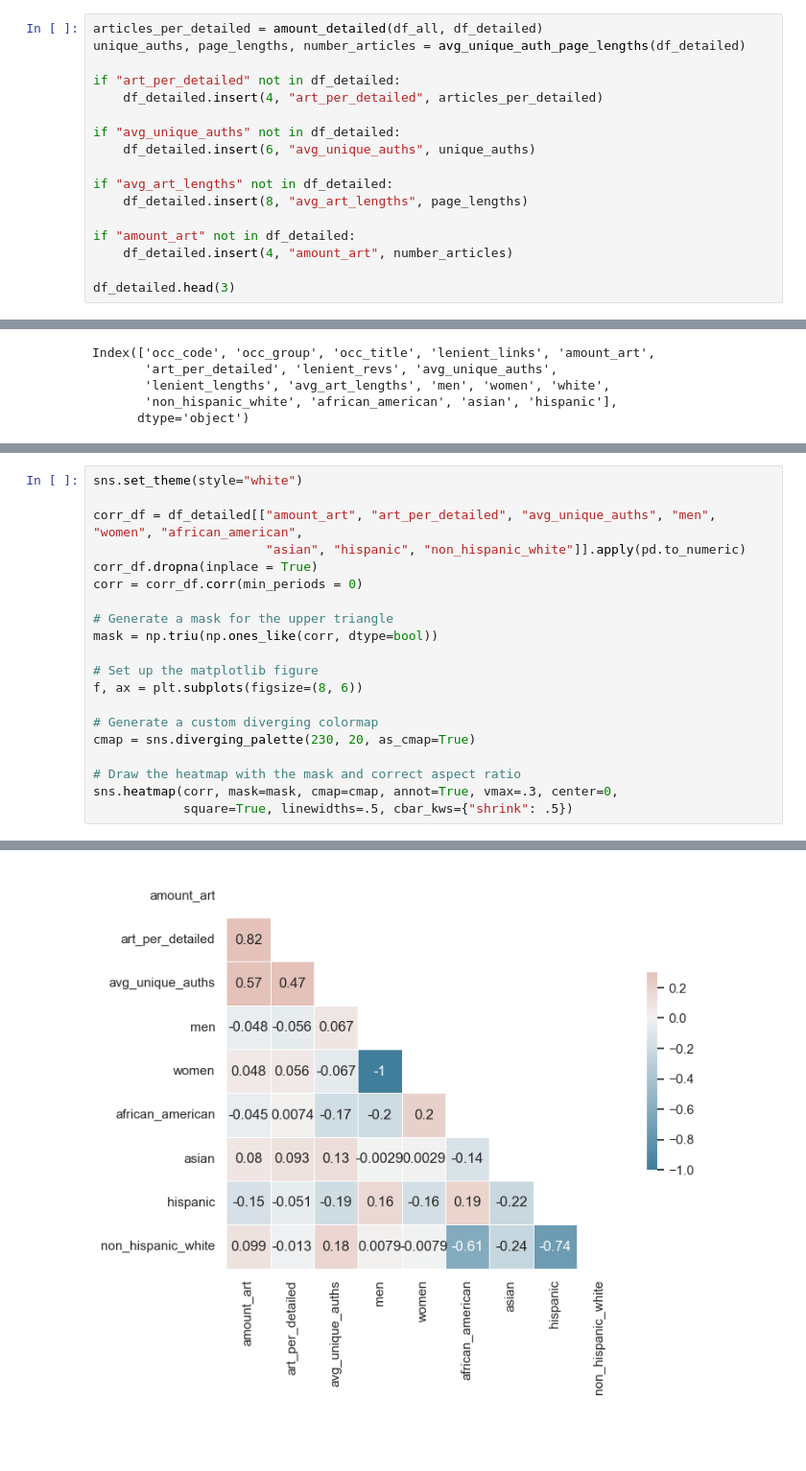
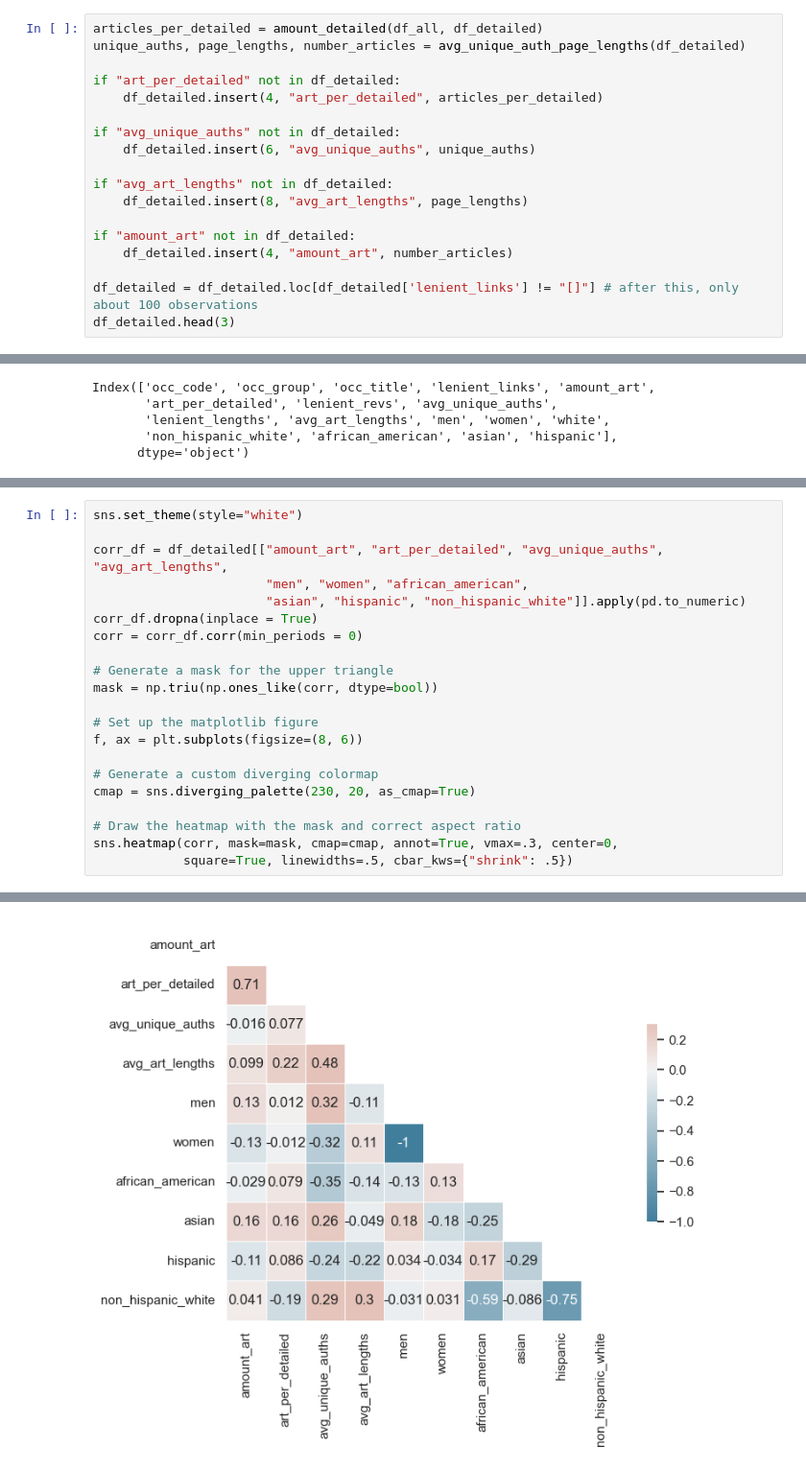
Before and after one commit to digital-scrappy/wikipedia-revisions, a Jupyter notebook: Analysis/DETAILED_gender_race_analysis.ipynb, the cells around one changed output, grey strips where cells are left out. Shown at 96% size. Cells and saved outputs as stored; diff of their text form; blank space fills up the shorter version.

```diff
--- a/Analysis/DETAILED_gender_race_analysis.ipynb
+++ b/Analysis/DETAILED_gender_race_analysis.ipynb
@@ -63,6 +63,7 @@ if "avg_art_lengths" not in df_detailed:
 if "amount_art" not in df_detailed:
     df_detailed.insert(4, "amount_art", number_articles)
 
+df_detailed = df_detailed.loc[df_detailed['lenient_links'] != "[]"] # after this, only about 100 observations
 df_detailed.head(3)
 # %% [output]
 |  | occ_code | occ_group | occ_title | lenient_links | amount_art | art_per_detailed | lenient_revs | ... |
@@ -90,23 +90,24 @@ The p-value is 0.0023380492935217607
 # %%
 sns.set_theme(style="white")
 
-corr_df = df_detailed[["amount_art", "art_per_detailed", "avg_unique_auths", "men", "women", "african_american",
+corr_df = df_detailed[["amount_art", "art_per_detailed", "avg_unique_auths", "avg_art_lengths",
+                       "men", "women", "african_american",
                        "asian", "hispanic", "non_hispanic_white"]].apply(pd.to_numeric)
 corr_df.dropna(inplace = True)
 corr = corr_df.corr(min_periods = 0)
 
 # Generate a mask for the upper triangle
 mask = np.triu(np.ones_like(corr, dtype=bool))
 
 # Set up the matplotlib figure
 f, ax = plt.subplots(figsize=(8, 6))
 
 # Generate a custom diverging colormap
 cmap = sns.diverging_palette(230, 20, as_cmap=True)
 
 # Draw the heatmap with the mask and correct aspect ratio
 sns.heatmap(corr, mask=mask, cmap=cmap, annot=True, vmax=.3, center=0,
             square=True, linewidths=.5, cbar_kws={"shrink": .5})
 # %% [output]
 <AxesSubplot:>
-[figure, old version]
+[figure, new version]
```
Also changed, not shown: parts of 2 cells of this notebook, 1 other file.
